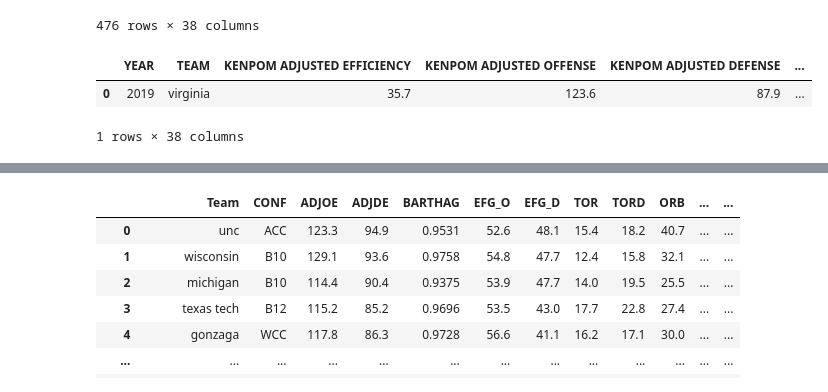
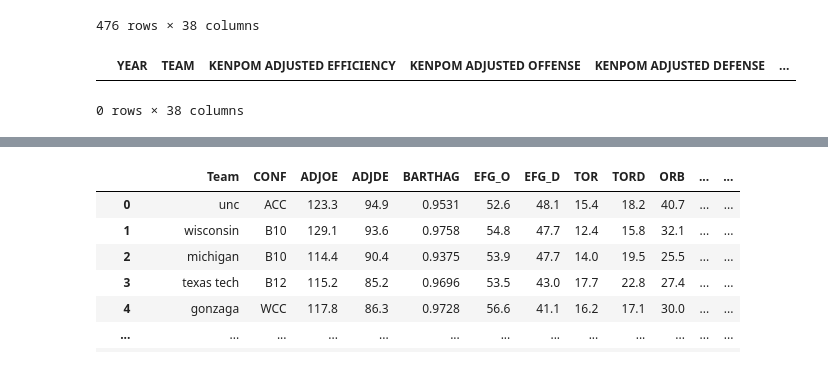
Before and after one commit to jacob-vogel/MLApplication, a Jupyter notebook: joiningData.ipynb, the cells around one changed output, grey strips where cells are left out. Cells and saved outputs as stored; diff of their text form; code cells hidden in the pictures.

```diff
--- a/joiningData.ipynb
+++ b/joiningData.ipynb
@@ -53,8 +53,7 @@ prevTournamentStats
 | 475 | 2013 | liu brooklyn | -1.4 | 111.1 | 112.4 | ... |
 476 rows × 38 columns
 # %%
-prevTournamentStats[((prevTournamentStats['TEAM'] == 'virginia') & (prevTournamentStats['YEAR'] == 2019))]
+prevTournamentStats[(prevTournamentStats['TEAM'] == 'weber state') | ()]
 # %% [output]
 |  | YEAR | TEAM | KENPOM ADJUSTED EFFICIENCY | KENPOM ADJUSTED OFFENSE | KENPOM ADJUSTED DEFENSE | ... |
-| 0 | 2019 | virginia | 35.7 | 123.6 | 87.9 | ... |
-1 rows × 38 columns
+0 rows × 38 columns
```
Also changed, not shown: parts of 5 cells of this notebook.
